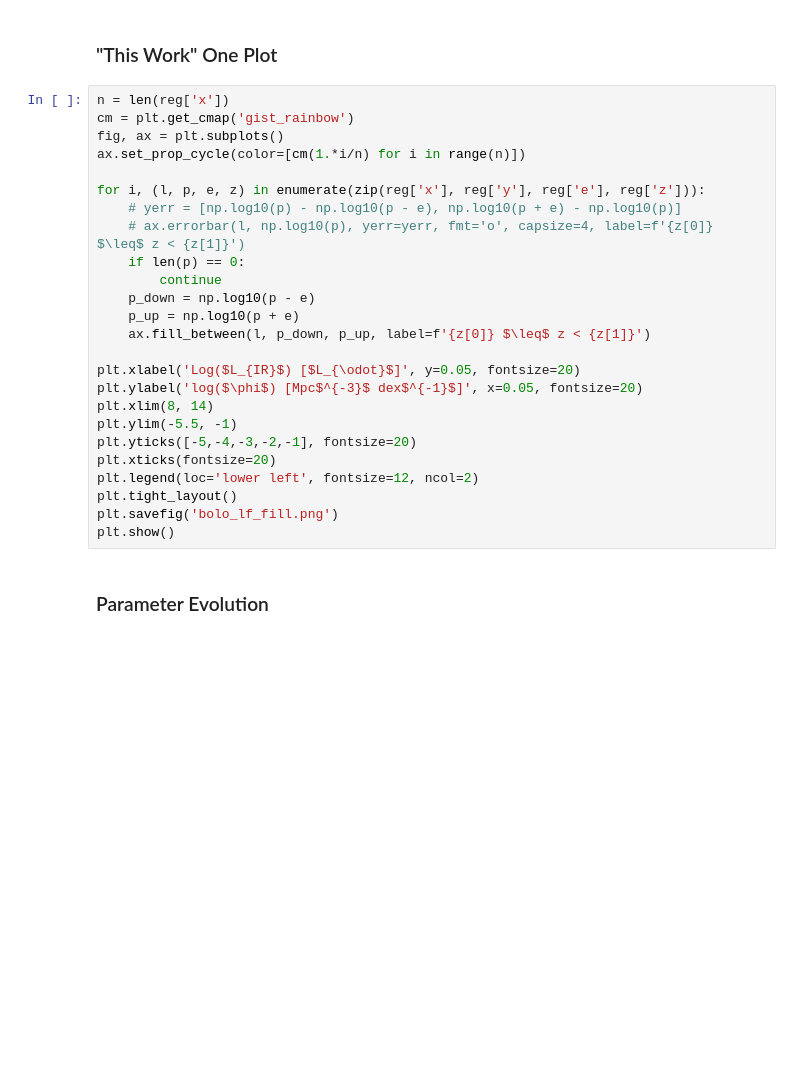
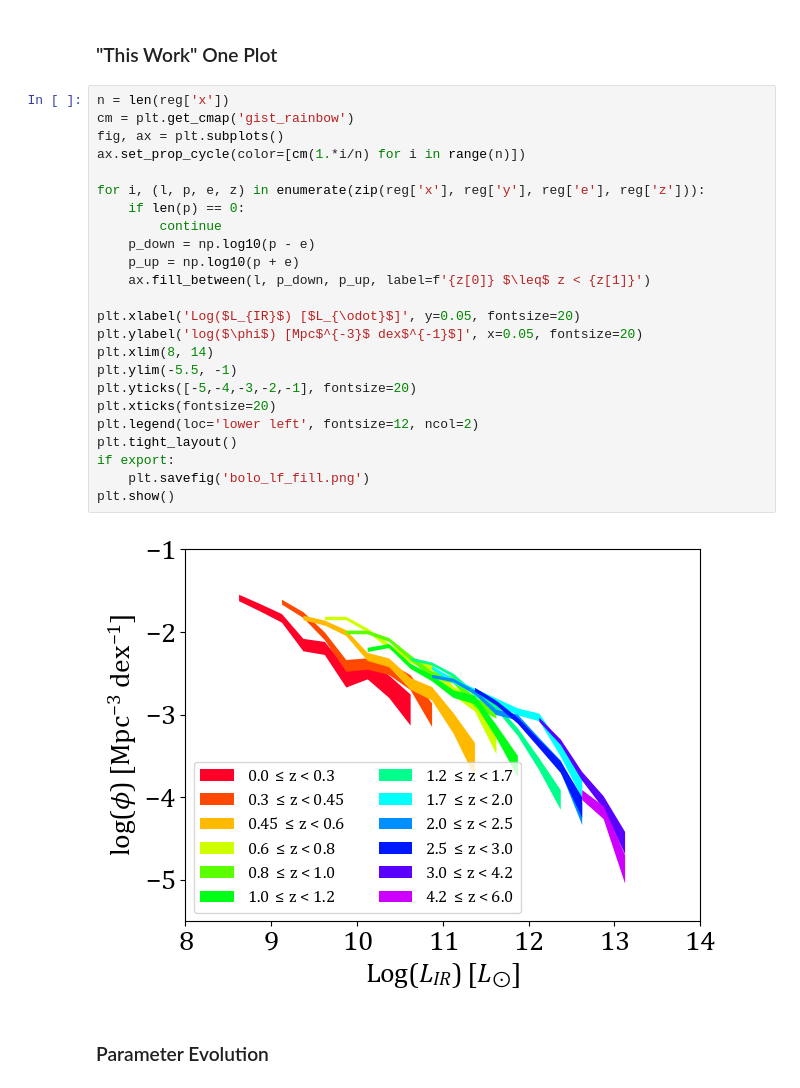
Before and after one commit to daniel-lyon/MPhil-Code, a Jupyter notebook: LUMFUNCS/Plot_LF.ipynb, the cells around one changed output. Drawn from its saved outputs; the diff is of its cells as text; blank space fills up the shorter version.

```diff
--- a/LUMFUNCS/Plot_LF.ipynb
+++ b/LUMFUNCS/Plot_LF.ipynb
@@ -208,28 +186,29 @@ plt.show()
 # %%
 n = len(reg['x'])
 cm = plt.get_cmap('gist_rainbow')
 fig, ax = plt.subplots()
 ax.set_prop_cycle(color=[cm(1.*i/n) for i in range(n)])
 
 for i, (l, p, e, z) in enumerate(zip(reg['x'], reg['y'], reg['e'], reg['z'])):
-    # yerr = [np.log10(p) - np.log10(p - e), np.log10(p + e) - np.log10(p)]
-    # ax.errorbar(l, np.log10(p), yerr=yerr, fmt='o', capsize=4, label=f'{z[0]} $\leq$ z < {z[1]}')
     if len(p) == 0:
         continue
     p_down = np.log10(p - e)
     p_up = np.log10(p + e)
     ax.fill_between(l, p_down, p_up, label=f'{z[0]} $\leq$ z < {z[1]}')
 
 plt.xlabel('Log($L_{IR}$) [$L_{\odot}$]', y=0.05, fontsize=20)
 plt.ylabel('log($\phi$) [Mpc$^{-3}$ dex$^{-1}$]', x=0.05, fontsize=20)
 plt.xlim(8, 14)
 plt.ylim(-5.5, -1)
 plt.yticks([-5,-4,-3,-2,-1], fontsize=20)
 plt.xticks(fontsize=20)
 plt.legend(loc='lower left', fontsize=12, ncol=2)
 plt.tight_layout()
-plt.savefig('bolo_lf_fill.png')
+if export:
+    plt.savefig('bolo_lf_fill.png')
 plt.show()
+# %% [output]
+[figure, added]
 # %% [markdown]
 ### Parameter Evolution
 # %%
```
Also changed, not shown: parts of 6 cells of this notebook, 35 other files.
